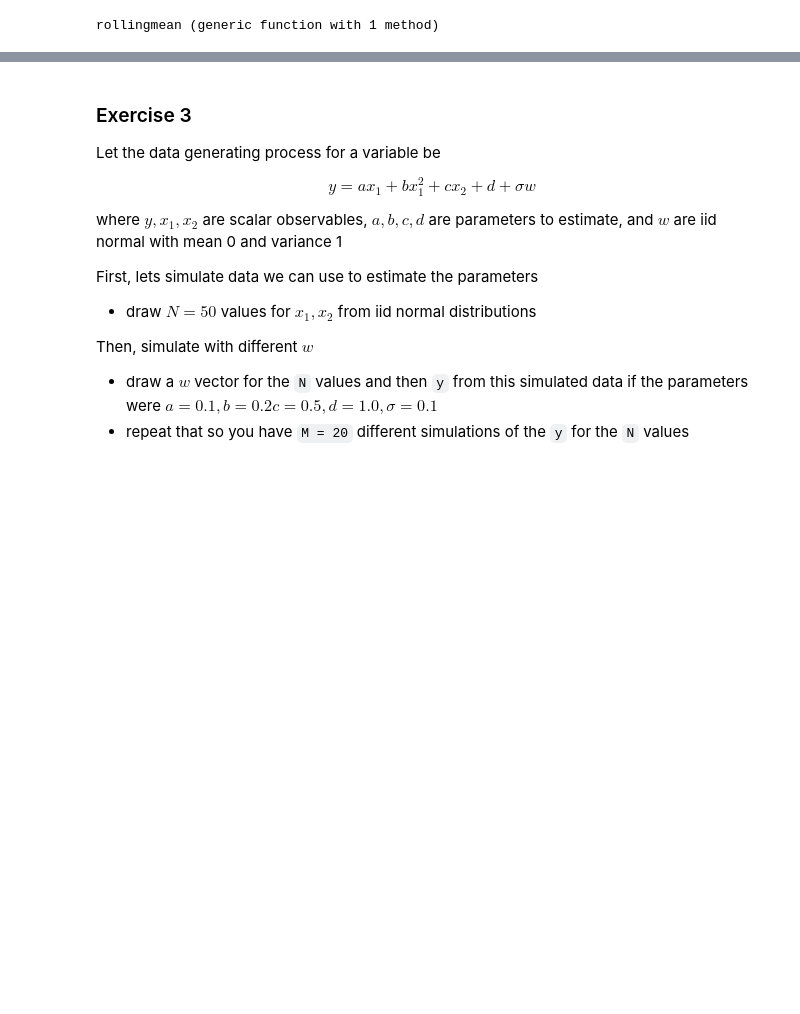
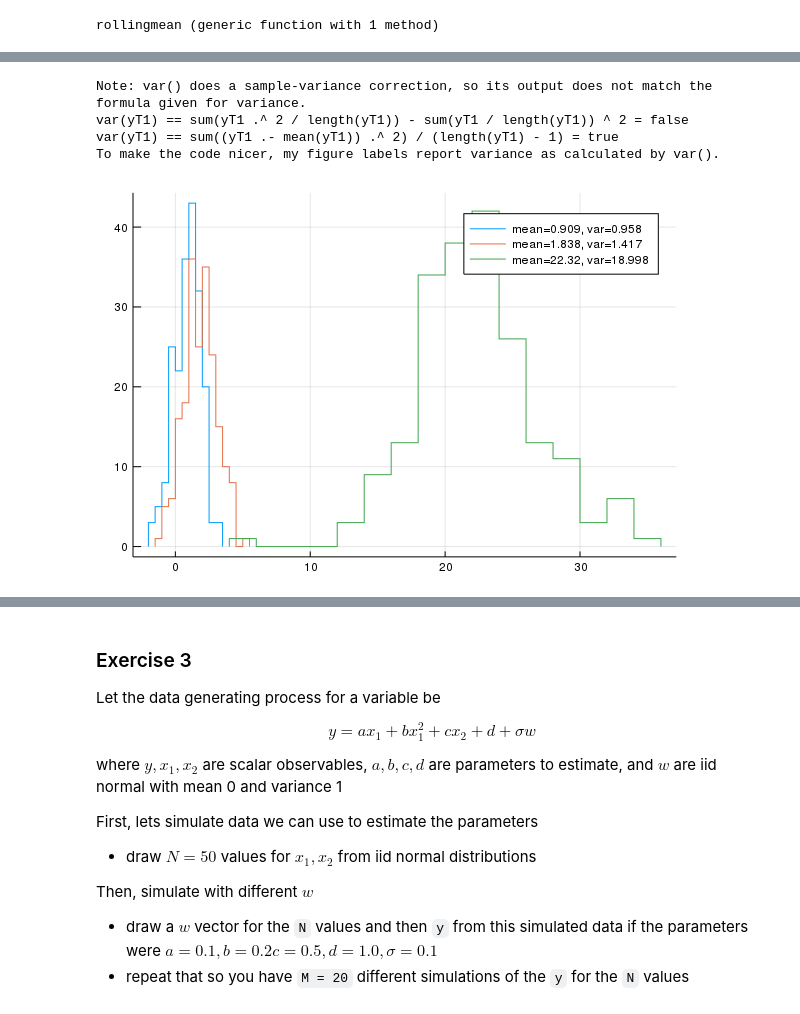
Before and after one commit to maxnorton/econ628, a Jupyter notebook: notebooks/max/assignment5/max_fundamental_types.ipynb, the cells around one changed output, grey strips where cells are left out. Drawn from its saved outputs; the diff is of its cells as text; code cells hidden in the pictures; blank space fills up the shorter version.

```diff
--- a/notebooks/max/assignment5/max_fundamental_types.ipynb
+++ b/notebooks/max/assignment5/max_fundamental_types.ipynb
@@ -1692,0 +1688,37 @@ end
+# %%
+using Parameters
+
+function simulateseries(params, n)
+    @unpack θ, T, γ, σ, y₀ = params
+    simulations = [genseries(θ, T, γ=γ, σ=σ, y₀=y₀) for _ in 1:n]
+end
+
+paramgen = @with_kw (θ, T=30, γ=1, σ=1, y₀=0.0)
+
+N=200
+
+yTinstance = zeros(N)
+yT = fill(yTinstance, 3)
+label = fill("", 3)
+
+for (i, θ) in enumerate(Θ)
+    sims = simulateseries( paramgen(θ=θ), N )
+    yT[i] = [sim[end] for sim in sims]
+    label[i] = "mean=$(round(mean(yT[i]), digits=3)), var=$(round(var(yT[i]), digits=3))"
+end
+
+#@show mean(yT1)
+println("Note: var() does a sample-variance correction, so its output does not match the formula given for variance.")
+@show var(yT1)==sum(yT1.^2/length(yT1)) - sum(yT1/length(yT1))^2
+@show var(yT1)==sum((yT1 .- mean(yT1)).^2) / (length(yT1)-1)
+println("To make the code nicer, my figure labels report variance as calculated by var().")
+
+stephist(yT[1], label=label[1])
+stephist!(yT[2], label=label[2])
+stephist!(yT[3], label=label[3])
+# %% [output]
+Note: var() does a sample-variance correction, so its output does not match the formula given for variance.
+var(yT1) == sum(yT1 .^ 2 / length(yT1)) - sum(yT1 / length(yT1)) ^ 2 = false
+var(yT1) == sum((yT1 .- mean(yT1)) .^ 2) / (length(yT1) - 1) = true
+To make the code nicer, my figure labels report variance as calculated by var().
+[figure, added]
```
Also changed, not shown: parts of 5 cells of this notebook.
